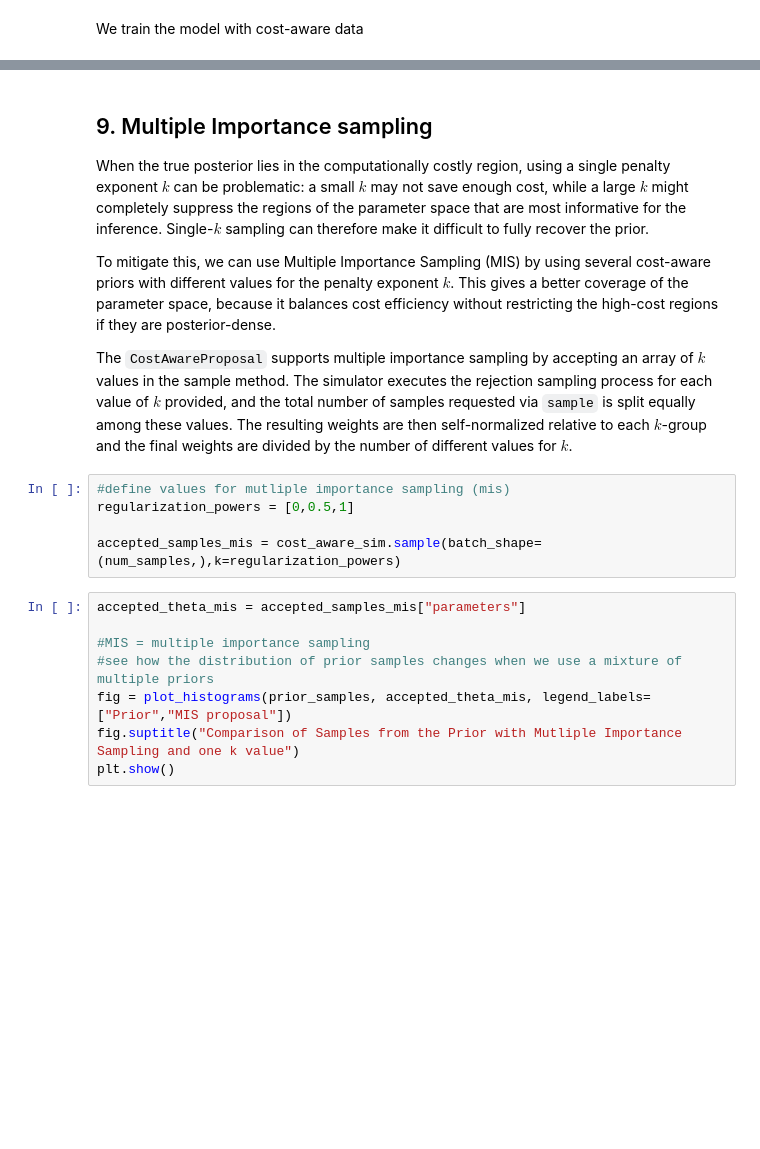
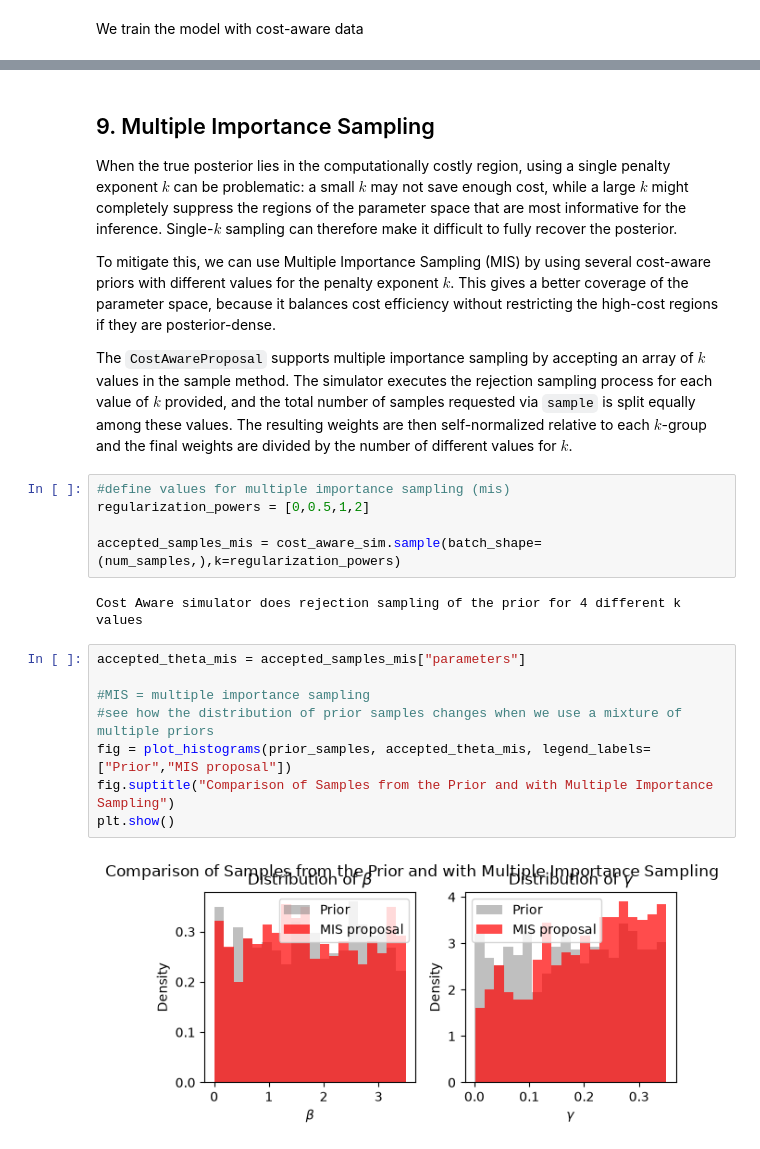
Before and after one commit to julia-sand/bayesflow, a Jupyter notebook: examples/Cost_Aware_Sampling.ipynb, the cells around one changed output, grey strips where cells are left out. Drawn from its saved outputs; the diff is of its cells as text; blank space fills up the shorter version.

```diff
--- a/examples/Cost_Aware_Sampling.ipynb
+++ b/examples/Cost_Aware_Sampling.ipynb
@@ -303,22 +344,26 @@ history_cost_aware = workflow.fit_offline(
 # %% [markdown]
-## 9. Multiple Importance sampling
-When the true posterior lies in the computationally costly region, using a single penalty exponent $k$ can be problematic: a small $k$ may not save enough cost, while a large $k$ might completely suppress the regions of the parameter space that are most informative for the inference. Single-$k$ sampling can therefore make it difficult to fully recover the prior.
+## 9. Multiple Importance Sampling
+When the true posterior lies in the computationally costly region, using a single penalty exponent $k$ can be problematic: a small $k$ may not save enough cost, while a large $k$ might completely suppress the regions of the parameter space that are most informative for the inference. Single-$k$ sampling can therefore make it difficult to fully recover the posterior.
 
 To mitigate this, we can use Multiple Importance Sampling (MIS) by using several cost-aware priors with different values for the penalty exponent $k$. This gives a better coverage of the parameter space, because it balances cost efficiency without restricting the high-cost regions if they are posterior-dense.
 
 The `CostAwareProposal` supports multiple importance sampling by accepting an array of $k$ values in the sample method. The simulator executes the rejection sampling process for each value of $k$ provided, and the total number of samples requested via `sample` is split equally among these values. The resulting weights are then self-normalized relative to each $k$-group and the final weights are divided by the number of different values for $k$.
 # %%
-#define values for mutliple importance sampling (mis)
-regularization_powers = [0,0.5,1]
+#define values for multiple importance sampling (mis)
+regularization_powers = [0,0.5,1,2]
 
 accepted_samples_mis = cost_aware_sim.sample(batch_shape=(num_samples,),k=regularization_powers)
+# %% [output]
+Cost Aware simulator does rejection sampling of the prior for 4 different k values
 # %%
 accepted_theta_mis = accepted_samples_mis["parameters"]
 
 #MIS = multiple importance sampling
 #see how the distribution of prior samples changes when we use a mixture of multiple priors
 fig = plot_histograms(prior_samples, accepted_theta_mis, legend_labels=["Prior","MIS proposal"])
-fig.suptitle("Comparison of Samples from the Prior with Mutliple Importance Sampling and one k value")
+fig.suptitle("Comparison of Samples from the Prior and with Multiple Importance Sampling")
 plt.show()
+# %% [output]
+[figure, added]
 # %%
 #show the metrics
```
Also changed, not shown: parts of 29 cells of this notebook, 1 other file.
